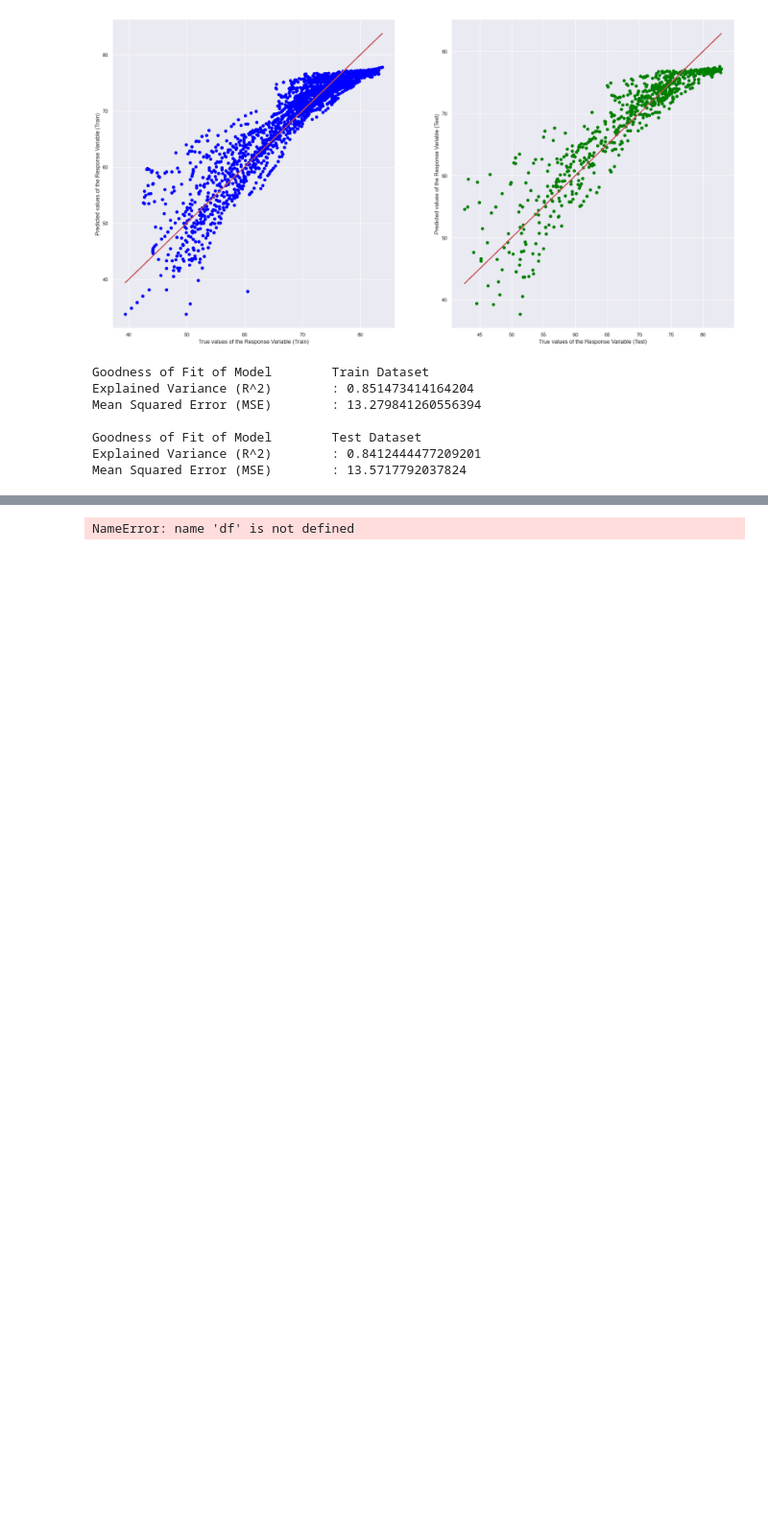
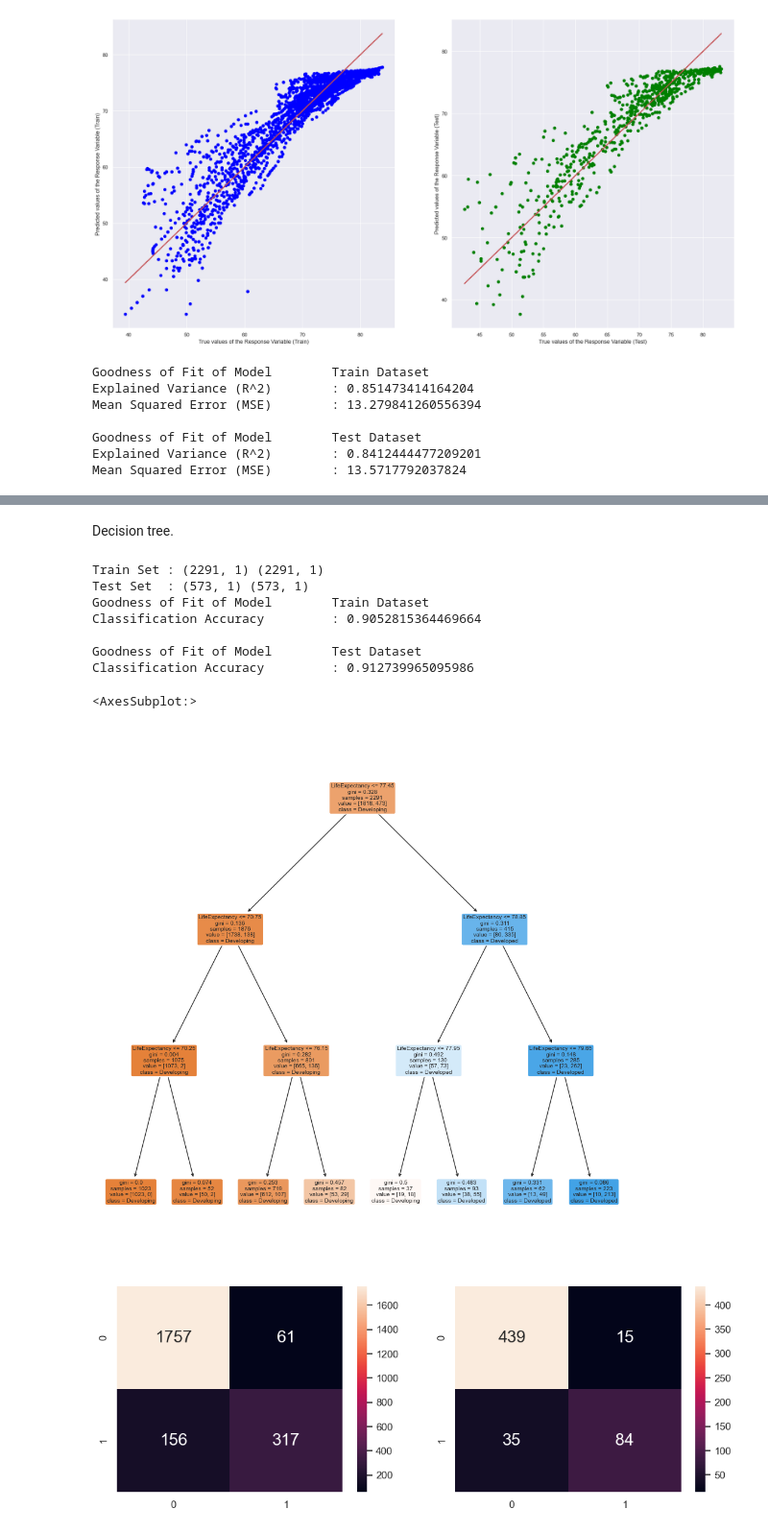
Before and after one commit to tyeckh/DSAI-T7, a Jupyter notebook: Project_T7.ipynb, the cells around one changed output, grey strips where cells are left out. Shown at 96% size. Saved outputs shown, nothing was run; the diff lists cells and outputs as text; code cells hidden in the pictures; blank space fills up the shorter version.

```diff
--- a/Project_T7.ipynb
+++ b/Project_T7.ipynb
@@ -476,34 +478,43 @@ Mean Squared Error (MSE)        : 29.10157604292504
+# %% [markdown]
+Decision tree.
 # %%
-LifeExpectancy=pd.DataFrame(df['Life_expectancy'])
-Developed=pd.DataFrame(df['Economy_status_Developed'])
+LifeExpectancy=pd.DataFrame(LifeData_Clean['Life_expectancy'])
+Developed=pd.DataFrame(LifeData_Clean['Economy_status_Developed'])
 
 X_train, X_test, y_train, y_test = train_test_split(LifeExpectancy,Developed, test_size = 0.2,random_state=0)
 print("Train Set :", X_train.shape, y_train.shape)
 print("Test Set  :", X_test.shape, y_test.shape)
 
-dectree = DecisionTreeClassifier(max_depth = 2)
+dectree = DecisionTreeClassifier(max_depth = 3)
 
 dectree.fit(X_train,y_train)
 
 f = plt.figure(figsize=(12,12))
-plot_tree(dectree, filled=True, rounded=True,
-          feature_names=["LifeExpectancy"],
-          class_names=["Developing","Developed"])
+plot_tree(dectree, filled=True, rounded=True, feature_names=["LifeExpectancy"], class_names=["Developing","Developed"])
 
 print("Goodness of Fit of Model \tTrain Dataset")
 print("Classification Accuracy \t:", dectree.score(X_train, y_train))
 print()
 
 # Check the Goodness of Fit (on Test Data)
 print("Goodness of Fit of Model \tTest Dataset")
 print("Classification Accuracy \t:", dectree.score(X_test, y_test))
 print()
 
 y_train_pred = dectree.predict(X_train)
 y_test_pred = dectree.predict(X_test)
 # Plot the Confusion Matrix for Train and Test
 f, axes = plt.subplots(1, 2, figsize=(12, 4))
 sb.heatmap(confusion_matrix(y_train, y_train_pred), annot = True, fmt=".0f", annot_kws={"size": 18}, ax = axes[0])
 sb.heatmap(confusion_matrix(y_test, y_test_pred), annot = True, fmt=".0f", annot_kws={"size": 18}, ax = axes[1])
 # %% [output]
-NameError: name 'df' is not defined
+Train Set : (2291, 1) (2291, 1)
+Test Set  : (573, 1) (573, 1)
+Goodness of Fit of Model        Train Dataset
+Classification Accuracy         : 0.9052815364469664
+
+Goodness of Fit of Model        Test Dataset
+Classification Accuracy         : 0.912739965095986
+<AxesSubplot:>
+[figure, added]
+[figure, added]
```
Also changed, not shown: parts of 4 cells of this notebook.
